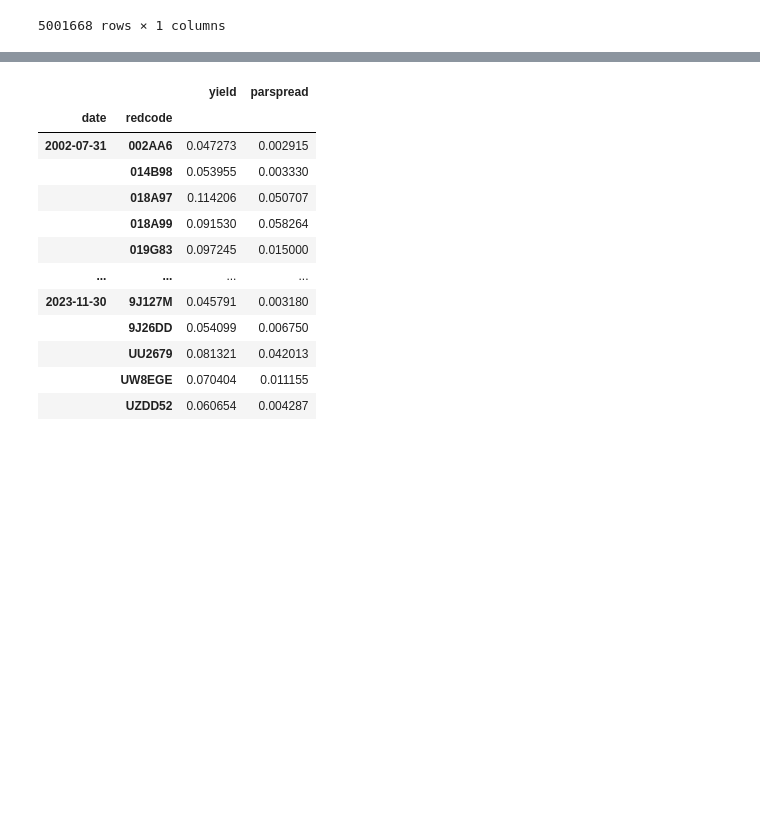
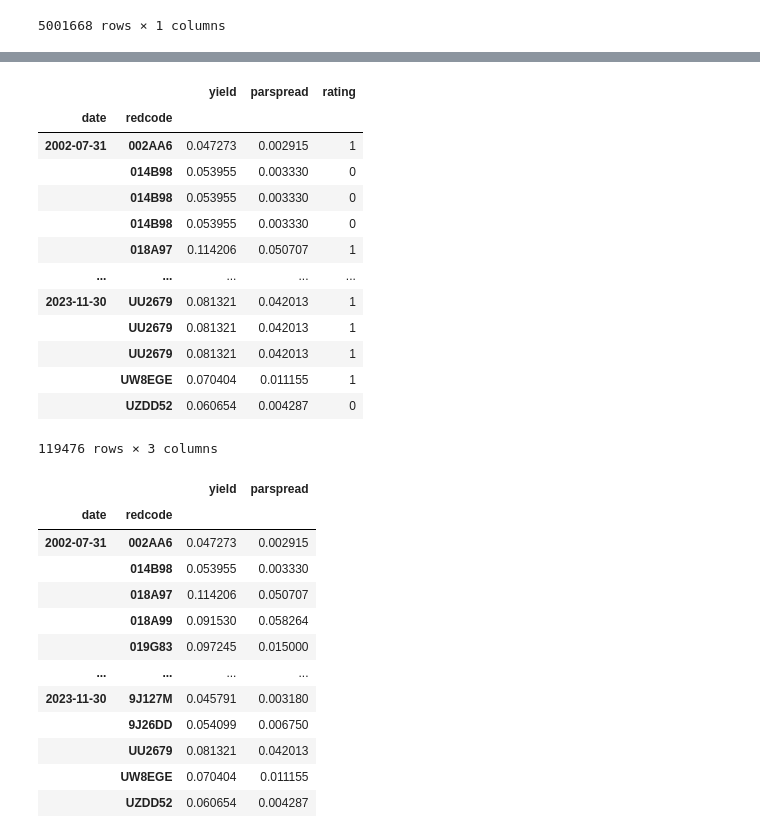
Before and after one commit to zixiaowang123/full_stack_project, a Jupyter notebook: src/test.ipynb, the cells around one changed output, grey strips where cells are left out. Cells and saved outputs as stored; diff of their text form; code cells hidden in the pictures; blank space fills up the shorter version.

```diff
--- a/src/test.ipynb
+++ b/src/test.ipynb
@@ -147,3 +152,9 @@ cds_spread_df
 5001668 rows × 1 columns
 # %%
 joined_df = bond_spread_df.join(cds_spread_df, how='inner')
+# %%
+classification = wbonds[["redcode","rating"]]
+df1_reset = joined_df.reset_index()
+
+# Merge on the 'first' column
+merged_df = pd.merge(df1_reset, classification, on=['redcode',"date"], how='left')
@@ -150,3 +177,21 @@ joined_df = bond_spread_df.join(cds_spread_df, how='inner')
+# %%
+merged_df = merged_df.set_index(['date', 'redcode'])
+merged_df
+# %% [output]
+|  |  | yield | parspread | rating |
+| date | redcode |  |  |  |
+| 2002-07-31 | 002AA6 | 0.047273 | 0.002915 | 1 |
+|  | 014B98 | 0.053955 | 0.003330 | 0 |
+|  | 014B98 | 0.053955 | 0.003330 | 0 |
+|  | 014B98 | 0.053955 | 0.003330 | 0 |
+|  | 018A97 | 0.114206 | 0.050707 | 1 |
+| ... | ... | ... | ... | ... |
+| 2023-11-30 | UU2679 | 0.081321 | 0.042013 | 1 |
+|  | UU2679 | 0.081321 | 0.042013 | 1 |
+|  | UU2679 | 0.081321 | 0.042013 | 1 |
+|  | UW8EGE | 0.070404 | 0.011155 | 1 |
+|  | UZDD52 | 0.060654 | 0.004287 | 0 |
+119476 rows × 3 columns
 # %%
 joined_df
 # %% [output]
```
Also changed, not shown: parts of 4 cells of this notebook, 1 other file.
